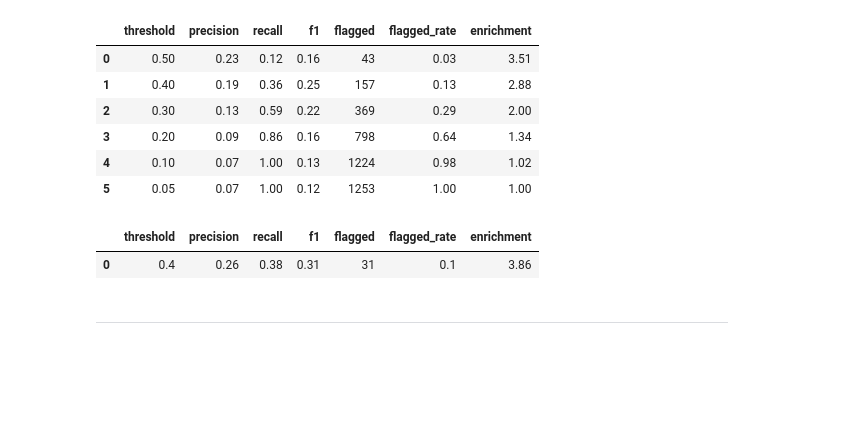
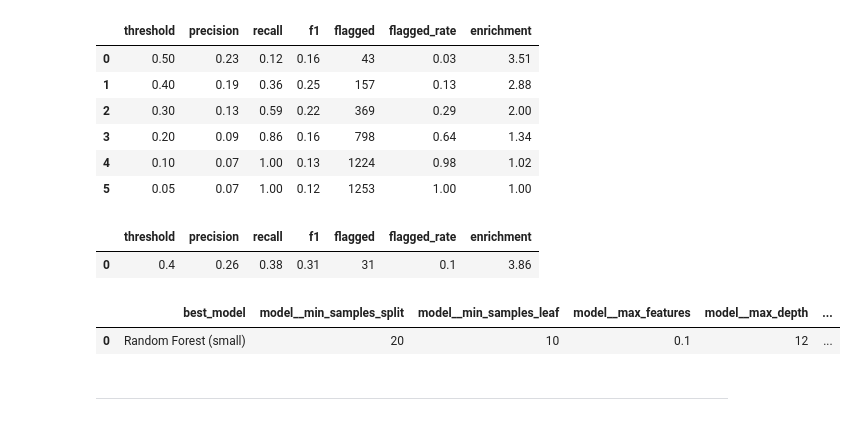
Before and after one commit to intuitiveengineer/secom-ml, a Jupyter notebook: notebooks/01-modeling.ipynb, the cells around one changed output. Cells and saved outputs as stored; diff of their text form; code cells hidden in the pictures; blank space fills up the shorter version.

```diff
--- a/notebooks/01-modeling.ipynb
+++ b/notebooks/01-modeling.ipynb
@@ -473,6 +477,12 @@ eval_test_final_df
 # %% [output]
 |  | threshold | precision | recall | f1 | flagged | flagged_rate | enrichment |
 | 0 | 0.4 | 0.26 | 0.38 | 0.31 | 31 | 0.1 | 3.86 |
+# %%
+final_model_summary = pd.concat([best_params_df, eval_test_final_df], axis=1)
+final_model_summary
+# %% [output]
+|  | best_model | model__min_samples_split | model__min_samples_leaf | model__max_features | model__max_depth | ... |
+| 0 | Random Forest (small) | 20 | 10 | 0.1 | 12 | ... |
 # %% [markdown]
 ___
 # %% [markdown]
```
Also changed, not shown: parts of 3 cells of this notebook.
